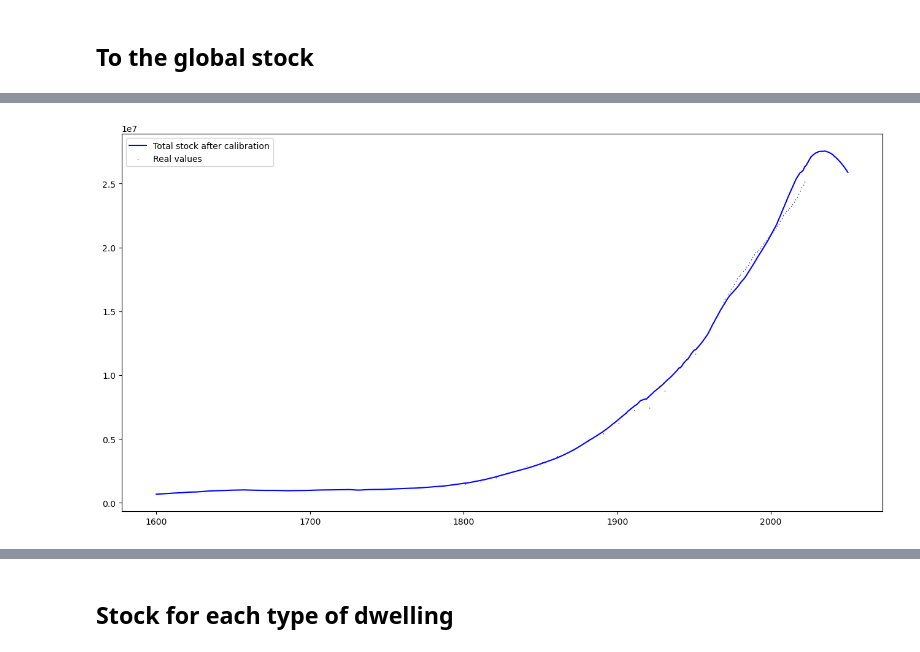
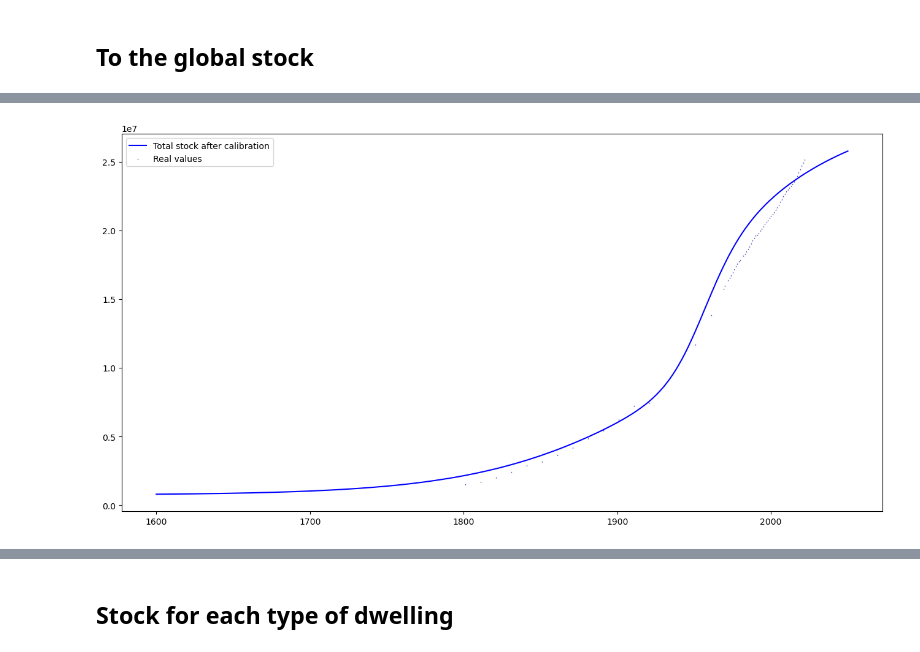
Before and after one commit to tiffanyth/MFA-dwelling, a Jupyter notebook: 1-from-pop-to-stock.ipynb, the cells around one changed output, grey strips where cells are left out. Drawn from its saved outputs; the diff is of its cells as text; code cells hidden in the pictures.

```diff
--- a/1-from-pop-to-stock.ipynb
+++ b/1-from-pop-to-stock.ipynb
@@ -328,0 +344,12 @@ plt.show()
+# %%
+inputs = DSM.index
+outputs = DSM['Population']
+pred_inputs = DSM.index
+
+# it might be necessary to adjust the bounds argument,
+# determining the extreme acceptable value for the parameters of the logistic function.
+# Bounds are set as ([low_ti, low_tau, low_Co, low_C1],[high_ti,high_tau, high_Co, high_C1 ])
+popt, pcov = curve_fit(logistic, inputs, outputs, bounds = ([min(inputs), 0, 0, 0], [max(inputs), 10**9, 10**9, 10**9]))
+pred_outputs = logistic(pred_inputs, *popt)
+
+print(f'The optimal choice of parameters for the logistic function, given the sample data, is {popt} (ti, tau, C0, C1).')
@@ -329,12 +370,4 @@ plt.show()
+# %%
+DSM['Population'] = pred_outputs
 # %% [markdown]
 ## Person per Dwelling (PPD)
-# %%
-# Let's simply take a number, 2021 data from the ONS gives us:
-
-PpD = 2.32
-
-DSM['PpD'] = [2.32 for i in DSM.index]
-
-DSM['Stock'] = DSM['Population']/DSM['PpD']
-
-display(DSM)
@@ -722,28 +692,36 @@ display(DSM)
 # %%
 #Stock_before_calibration = DSM['Population']/PpD_reg
 #plt.figure(figsize=(16,8))
 #ax = sns.lineplot(y=Stock_before_calibration,x=DSM.index,label="Total stock before calibration",color='blue')
 #ax = sns.scatterplot(y=stock_eng['Stock'],x=stock_eng.index,label="Real values",color='darkblue',s=2,marker='^')
 # https://matplotlib.org/stable/api/_as_gen/matplotlib.pyplot.scatter.html
 #ax.set(xlabel=None, ylabel=None)
 #ax.ticklabel_format(style='sci', axis='y')
 #ax.set_title(ttl)
 #fig = ax.get_figure()
 #fig.savefig("Output/Stock-for-evo-PpD-validation-1.png",dpi=300,bbox_inches="tight")
 #plt.show()
 
 plt.figure(figsize=(16,8))
 ax = sns.lineplot(y=DSM['Stock'],x=DSM.index,label="Total stock after calibration",color='blue')
 ax = sns.scatterplot(y=stock_eng['Stock'],x=stock_eng.index,label="Real values",color='darkblue',s=2,marker='^')
 # https://matplotlib.org/stable/api/_as_gen/matplotlib.pyplot.scatter.html
 ax.set(xlabel=None, ylabel=None)
 ax.ticklabel_format(style='sci', axis='y')
 #ax.set_title(ttl)
 fig = ax.get_figure()
-fig.savefig("Output/Stock-for-evo-PpD-validation-2.png",dpi=300,bbox_inches="tight")
+fig.savefig("Output/Stock/Stock-for-evo-PpD-validation-2.png",dpi=300,bbox_inches="tight")
 plt.show()
+
+#display(stock_eng.index)
+
+def shift(realdata,model,start,end,col):
+    for i in realdata.index[start:end]:
+        print(i,realdata.loc[i,col]>model.loc[i,col])
+
+#shift(stock_eng,DSM,29,40,'Stock')
 # %% [output]
-[figure, old version]
+[figure, new version]
 # %%
 display(DSM_all)
 
```
Also changed, not shown: parts of 28 cells of this notebook.
